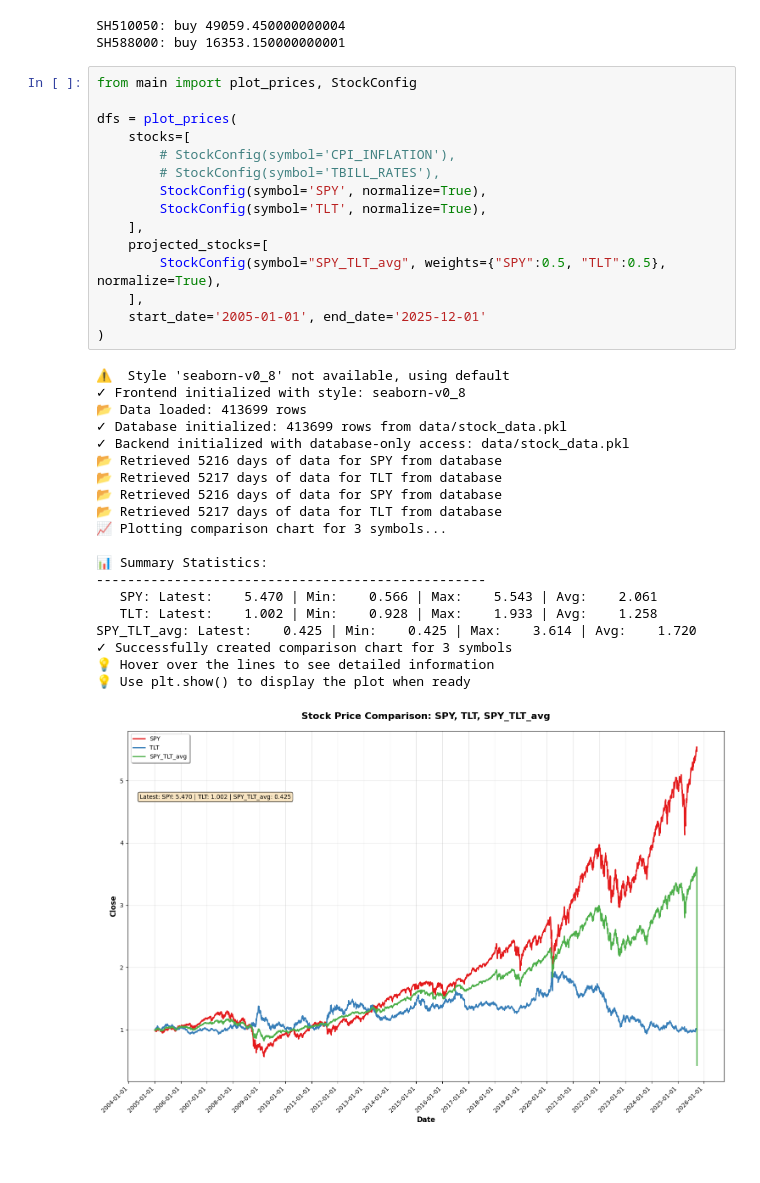
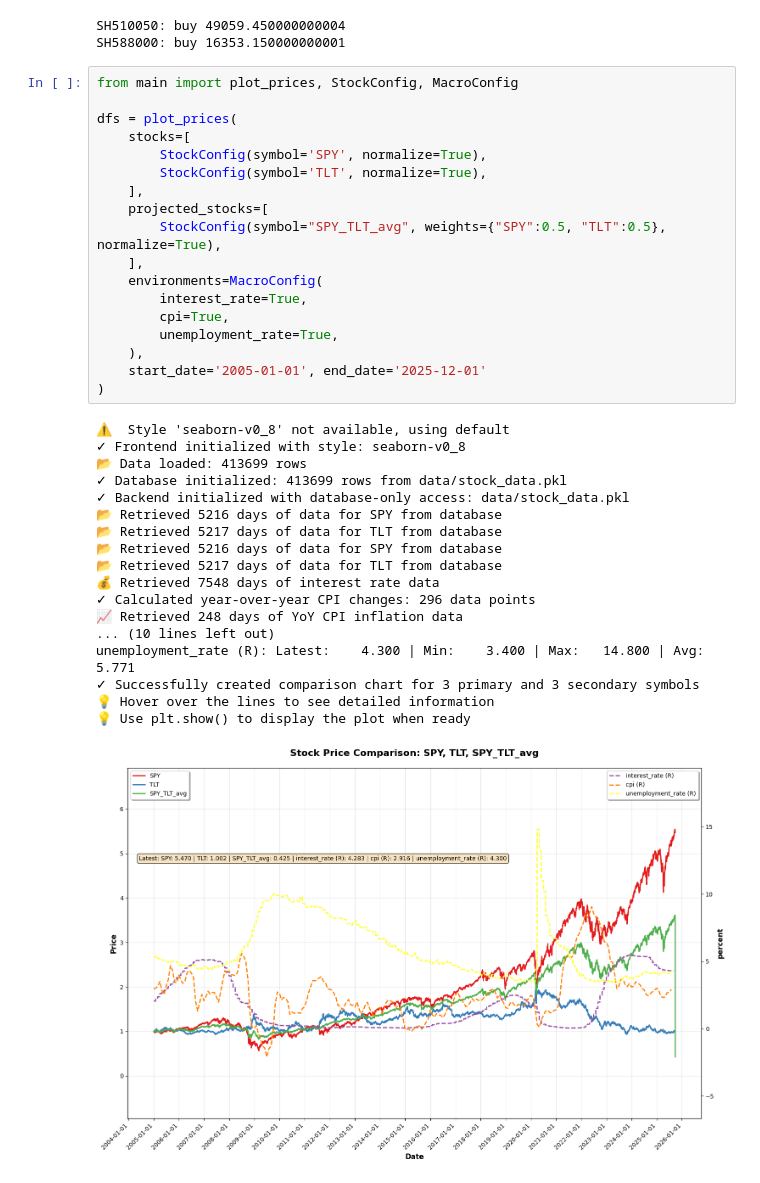
Before and after one commit to farrellsc/StockAnalysis, a Jupyter notebook: playground.ipynb, the cells around one changed output. Cells and saved outputs as stored; diff of their text form; blank space fills up the shorter version.

```diff
--- a/playground.ipynb
+++ b/playground.ipynb
@@ -375,38 +384,39 @@ buy_recipe(
 SH510050: buy 49059.450000000004
 SH588000: buy 16353.150000000001
 # %%
-from main import plot_prices, StockConfig
+from main import plot_prices, StockConfig, MacroConfig
 
 dfs = plot_prices(
     stocks=[
-        # StockConfig(symbol='CPI_INFLATION'),
-        # StockConfig(symbol='TBILL_RATES'),
         StockConfig(symbol='SPY', normalize=True),
         StockConfig(symbol='TLT', normalize=True),
     ],
     projected_stocks=[
         StockConfig(symbol="SPY_TLT_avg", weights={"SPY":0.5, "TLT":0.5}, normalize=True),
     ],
+    environments=MacroConfig(
+        interest_rate=True,
+        cpi=True,
+        unemployment_rate=True,
+    ),
     start_date='2005-01-01', end_date='2025-12-01'
 )
 # %% [output]
 ⚠️  Style 'seaborn-v0_8' not available, using default
 ✓ Frontend initialized with style: seaborn-v0_8
 📂 Data loaded: 413699 rows
 ✓ Database initialized: 413699 rows from data/stock_data.pkl
 ✓ Backend initialized with database-only access: data/stock_data.pkl
 📂 Retrieved 5216 days of data for SPY from database
 📂 Retrieved 5217 days of data for TLT from database
 📂 Retrieved 5216 days of data for SPY from database
 📂 Retrieved 5217 days of data for TLT from database
-📈 Plotting comparison chart for 3 symbols...
-
-📊 Summary Statistics:
---------------------------------------------------
-   SPY: Latest:    5.470 | Min:    0.566 | Max:    5.543 | Avg:    2.061
-   TLT: Latest:    1.002 | Min:    0.928 | Max:    1.933 | Avg:    1.258
-SPY_TLT_avg: Latest:    0.425 | Min:    0.425 | Max:    3.614 | Avg:    1.720
-✓ Successfully created comparison chart for 3 symbols
+💰 Retrieved 7548 days of interest rate data
+✓ Calculated year-over-year CPI changes: 296 data points
+📈 Retrieved 248 days of YoY CPI inflation data
+... (10 lines left out)
+unemployment_rate (R): Latest:    4.300 | Min:    3.400 | Max:   14.800 | Avg:    5.771
+✓ Successfully created comparison chart for 3 primary and 3 secondary symbols
 💡 Hover over the lines to see detailed information
 💡 Use plt.show() to display the plot when ready
-[figure, old version]
+[figure, new version]
```
Also changed, not shown: parts of 1 cell of this notebook, 2 other files.
